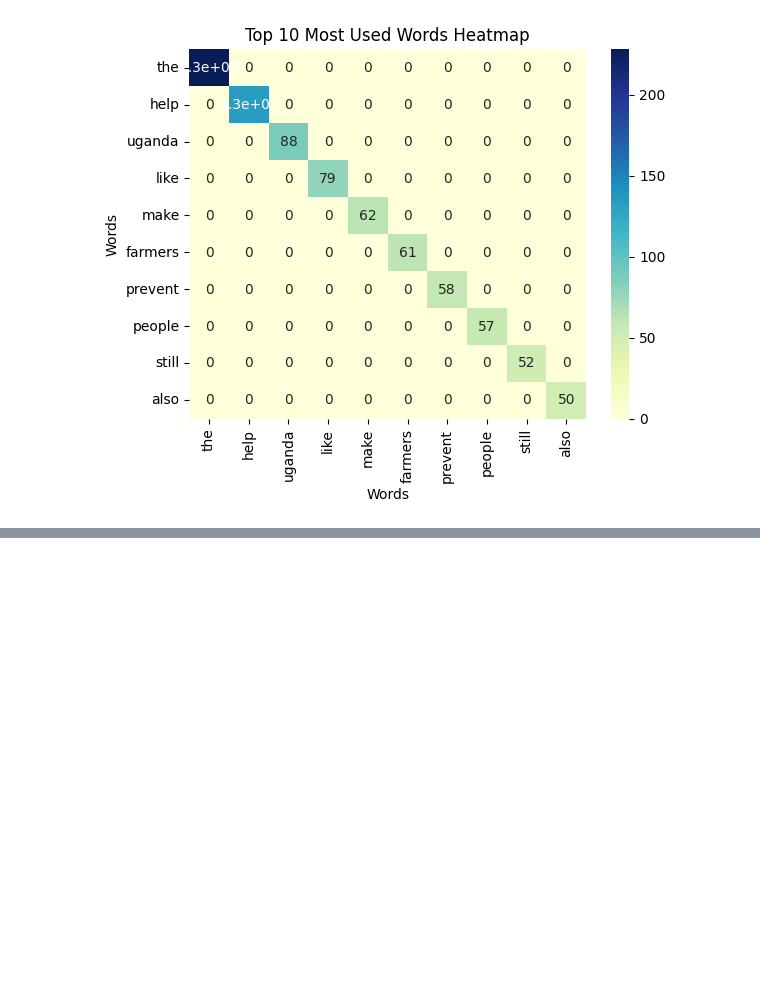
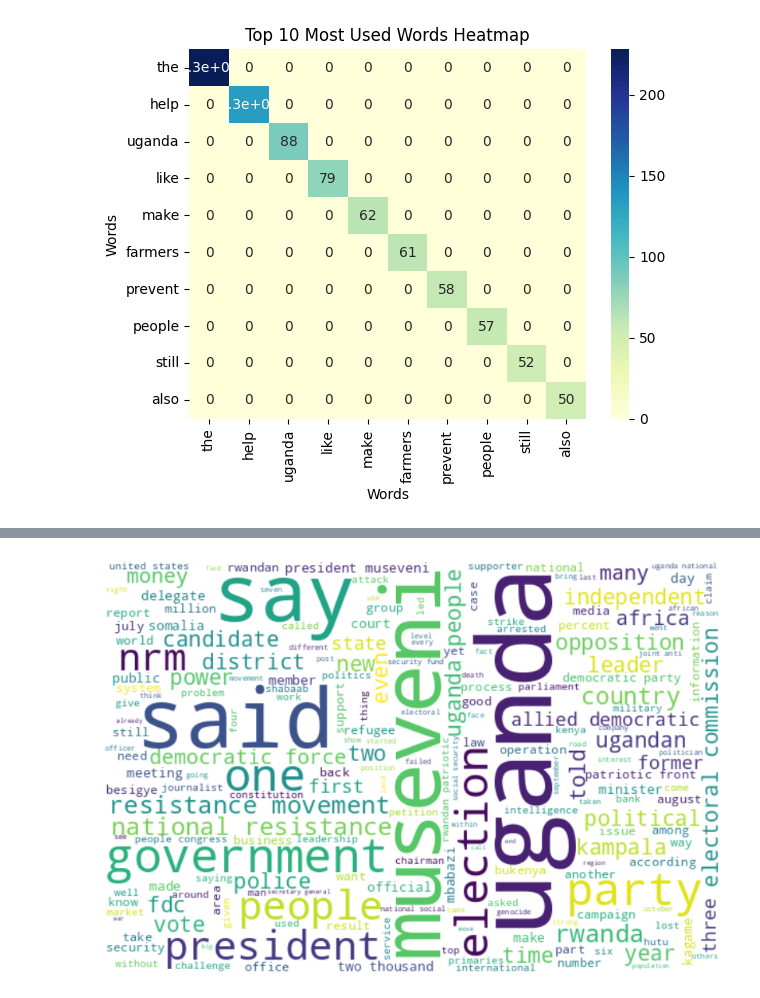
Before and after one commit to Codebmk/mt_writing_skills_aid, a Jupyter notebook: exploratory_data_analysis.ipynb, the cells around one changed output, grey strips where cells are left out. Saved outputs shown, nothing was run; the diff lists cells and outputs as text; code cells hidden in the pictures; blank space fills up the shorter version.

```diff
--- a/exploratory_data_analysis.ipynb
+++ b/exploratory_data_analysis.ipynb
@@ -148,0 +306,19 @@ plt.show()
+# %%
+from wordcloud import WordCloud
+
+eng_words = ' '.join([word for word in df['src_string']])
+# all_words_lem
+
+lug_words = ' '.join([word for word in df['tgt_string']])
+
+# English Wordcloud
+eng_wordcloud = WordCloud(background_color="white", width=600,
+                     height=400,
+                     random_state=2,
+                     max_font_size=100).generate(eng_words)
+
+plt.figure(figsize=(10, 7))
+plt.imshow(eng_wordcloud, interpolation='bilinear')
+plt.axis('off');
+# %% [output]
+[figure, added]
```
Also changed, not shown: parts of 12 cells of this notebook, 2 other files.
